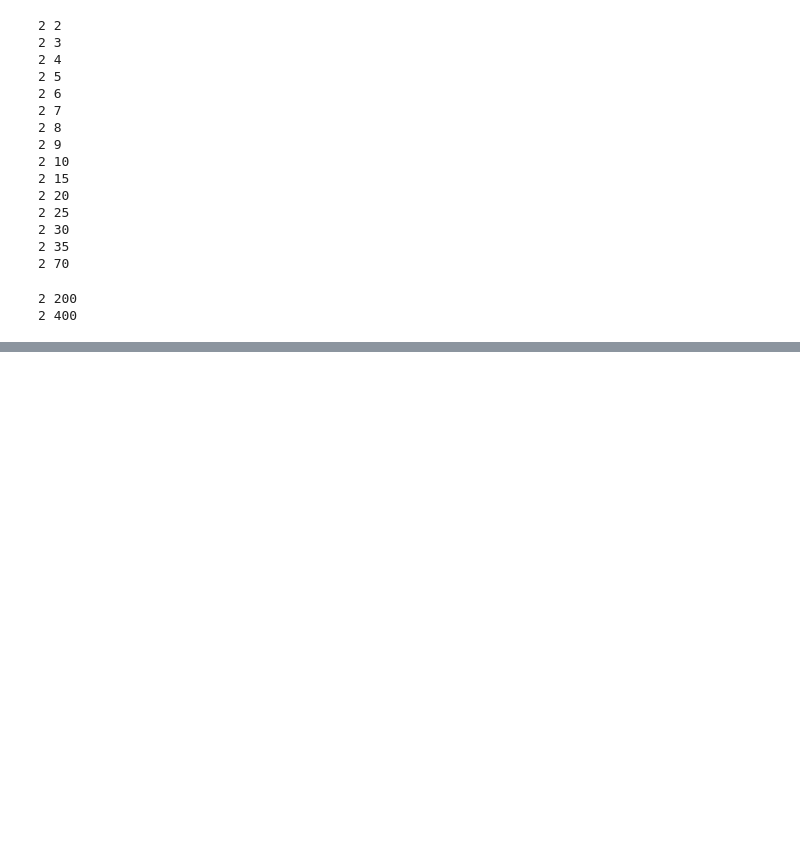
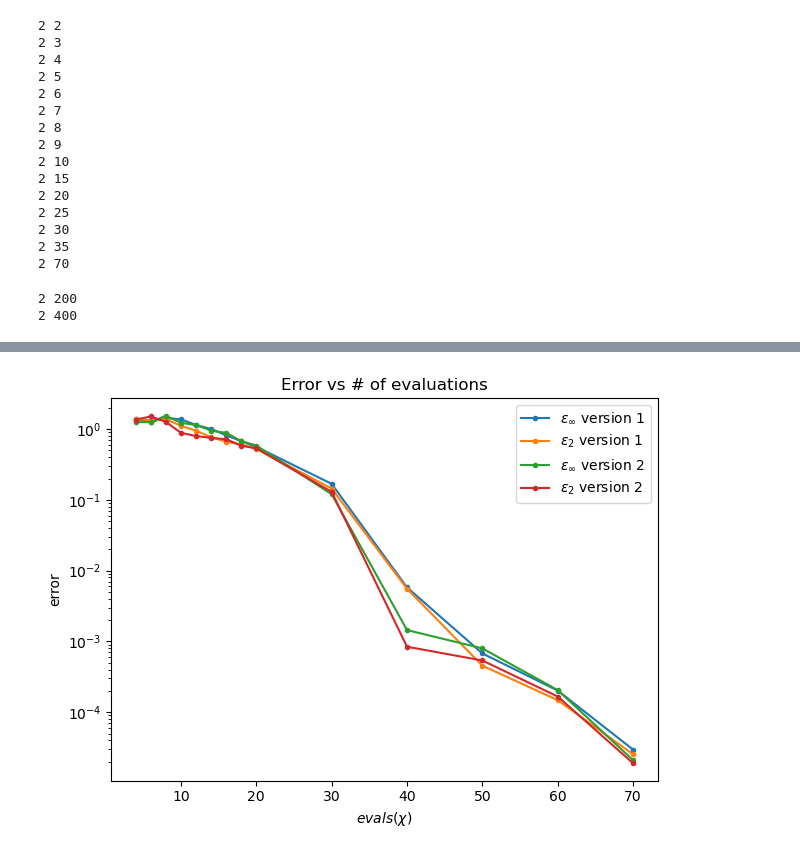
Before and after one commit to gconcheri/Student-Research-Job, a Jupyter notebook: Correlation_function/Correlation_function_Chebyshev.ipynb, the cells around one changed output, grey strips where cells are left out. Saved outputs shown, nothing was run; the diff lists cells and outputs as text; code cells hidden in the pictures; blank space fills up the shorter version.

```diff
--- a/Correlation_function/Correlation_function_Chebyshev.ipynb
+++ b/Correlation_function/Correlation_function_Chebyshev.ipynb
@@ -290,0 +342,20 @@ fig.tight_layout()
+# %%
+#here we could define a dictionary to make things more compact
+err_max_v2 = []
+err_2_v2 = []
+evals_v2 = []
+func_interp_list_v2 = []
+
+chi_list = [i for i in range(4,20,2)]
+chi_list.extend([i for i in range(20,75,10)])
+
+for chi in chi_list:
+# get MPS from Chebyshev interpolation
+    _, eval, errmax, err2, func_interp = Cbs.Chebyshev_interpolation_version2(Cs_chebyshev, # function to be interpolated
+                                     func_vals,
+                                     L=n,              # number of MPS tensors
+                                     chi=chi)           # (half of the) bond dimension
+    err_max_v2.append(errmax)
+    err_2_v2.append(err2)
+    evals_v2.append(eval)
+    func_interp_list_v2.append(func_interp)
@@ -290,0 +380,16 @@ fig.tight_layout()
+# %%
+plt.plot(np.array(evals[:-1]), np.array(err_max[:-1]), ".-", label = r"$\epsilon_\infty$ version 1")
+plt.plot(np.array(evals[:-1]), np.array(err_2[:-1]), ".-", label = r"$\epsilon_2$ version 1")
+plt.plot(np.array(evals_v2), np.array(err_max_v2), ".-", label = r"$\epsilon_\infty$ version 2")
+plt.plot(np.array(evals_v2), np.array(err_2_v2), ".-", label = r"$\epsilon_2$ version 2")
+
+
+plt.yscale("log")
+plt.xlabel(r"$evals(\chi)$")
+plt.ylabel(r"error")
+plt.legend()
+plt.title("Error vs # of evaluations")
+plt.tight_layout()
+plt.show()
+# %% [output]
+[figure, added]
```
Also changed, not shown: parts of 9 cells of this notebook, 14 other files.
